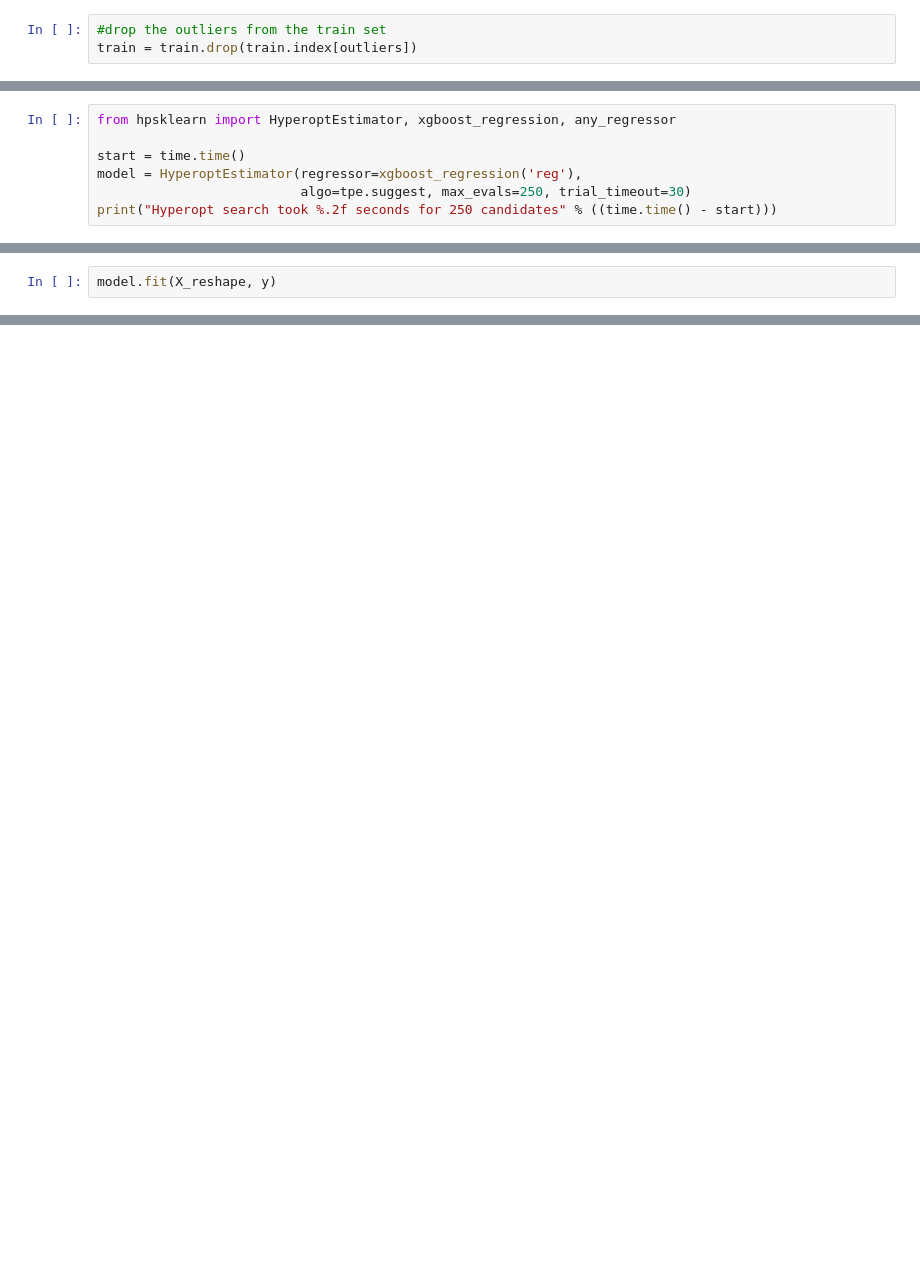
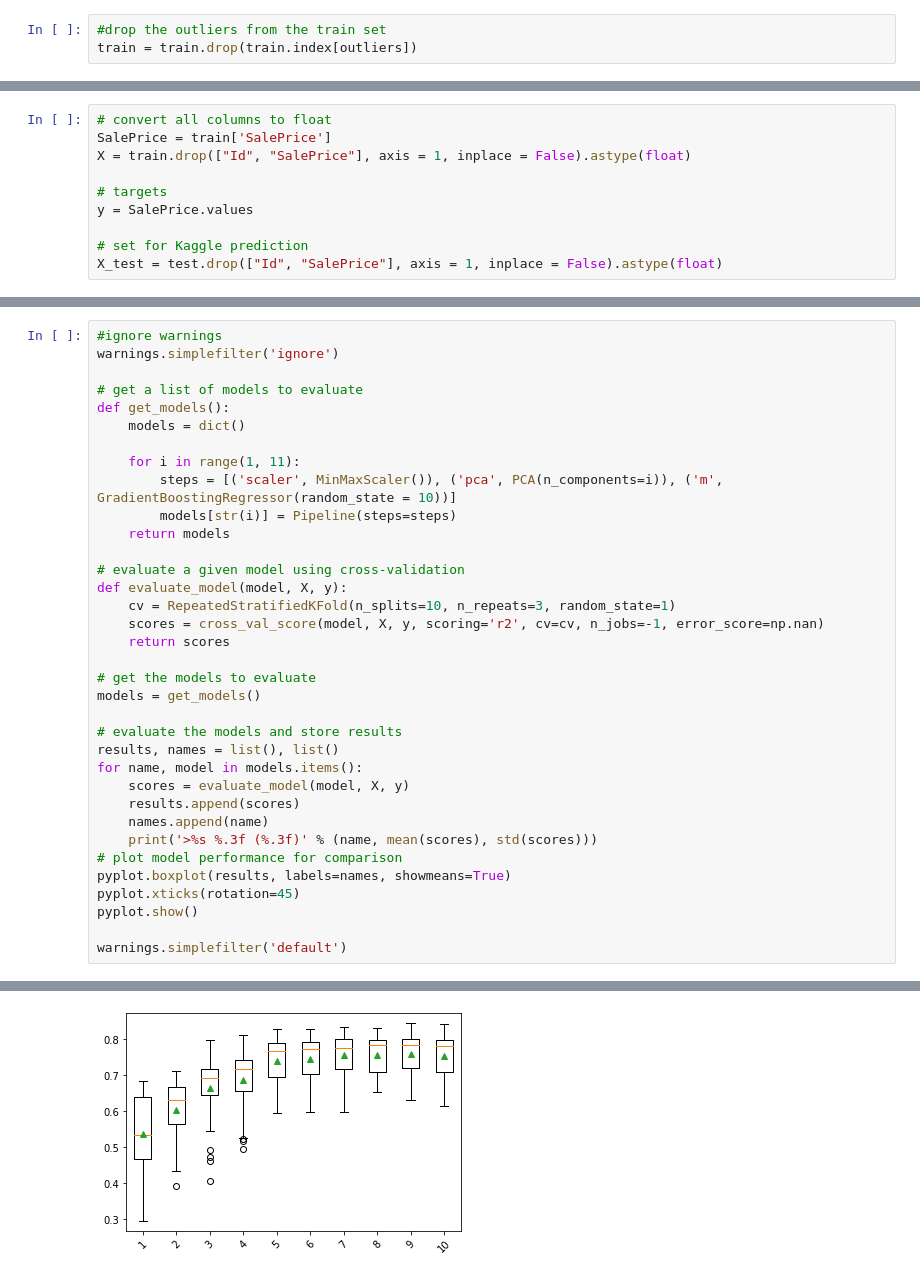
Before and after one commit to allakulov/Udacity_houseprices, a Jupyter notebook: Udacity_capstone.ipynb, the cells around one changed output, grey strips where cells are left out. Saved outputs shown, nothing was run; the diff lists cells and outputs as text; blank space fills up the shorter version.

```diff
--- a/Udacity_capstone.ipynb
+++ b/Udacity_capstone.ipynb
@@ -1057,7 +690,0 @@ Requirement already satisfied: threadpoolctl>=2.0.0 in c:\users\uallakulov\appda
-# %%
-from hpsklearn import HyperoptEstimator, xgboost_regression, any_regressor
-
-start = time.time()
-model = HyperoptEstimator(regressor=xgboost_regression('reg'),
-                          algo=tpe.suggest, max_evals=250, trial_timeout=30)
-print("Hyperopt search took %.2f seconds for 250 candidates" % ((time.time() - start)))
@@ -1084,2 +690,0 @@ array([[6.500e+01, 8.450e+03, 6.000e+00, ..., 0.000e+00, 0.000e+00,
-# %%
-model.fit(X_reshape, y)
@@ -1306,0 +693,10 @@ submission_gbr.to_csv('submission_gbr2.csv', index=False)
+# %%
+# convert all columns to float
+SalePrice = train['SalePrice']
+X = train.drop(["Id", "SalePrice"], axis = 1, inplace = False).astype(float)
+
+# targets
+y = SalePrice.values
+
+# set for Kaggle prediction
+X_test = test.drop(["Id", "SalePrice"], axis = 1, inplace = False).astype(float)
@@ -1306,0 +714,36 @@ submission_gbr.to_csv('submission_gbr2.csv', index=False)
+# %%
+#ignore warnings
+warnings.simplefilter('ignore')
+
+# get a list of models to evaluate
+def get_models():
+    models = dict()
+
+    for i in range(1, 11):
+        steps = [('scaler', MinMaxScaler()), ('pca', PCA(n_components=i)), ('m', GradientBoostingRegressor(random_state = 10))]
+        models[str(i)] = Pipeline(steps=steps)
+    return models
+
+# evaluate a given model using cross-validation
+def evaluate_model(model, X, y):
+    cv = RepeatedStratifiedKFold(n_splits=10, n_repeats=3, random_state=1)
+    scores = cross_val_score(model, X, y, scoring='r2', cv=cv, n_jobs=-1, error_score=np.nan)
+    return scores
+
+# get the models to evaluate
+models = get_models()
+
+# evaluate the models and store results
+results, names = list(), list()
+for name, model in models.items():
+    scores = evaluate_model(model, X, y)
+    results.append(scores)
+    names.append(name)
+    print('>%s %.3f (%.3f)' % (name, mean(scores), std(scores)))
+# plot model performance for comparison
+pyplot.boxplot(results, labels=names, showmeans=True)
+pyplot.xticks(rotation=45)
+pyplot.show()
+
+warnings.simplefilter('default')
+# %% [output]
@@ -1306,0 +760 @@ submission_gbr.to_csv('submission_gbr2.csv', index=False)
+[figure, added]
```
Also changed, not shown: parts of 176 cells of this notebook.
